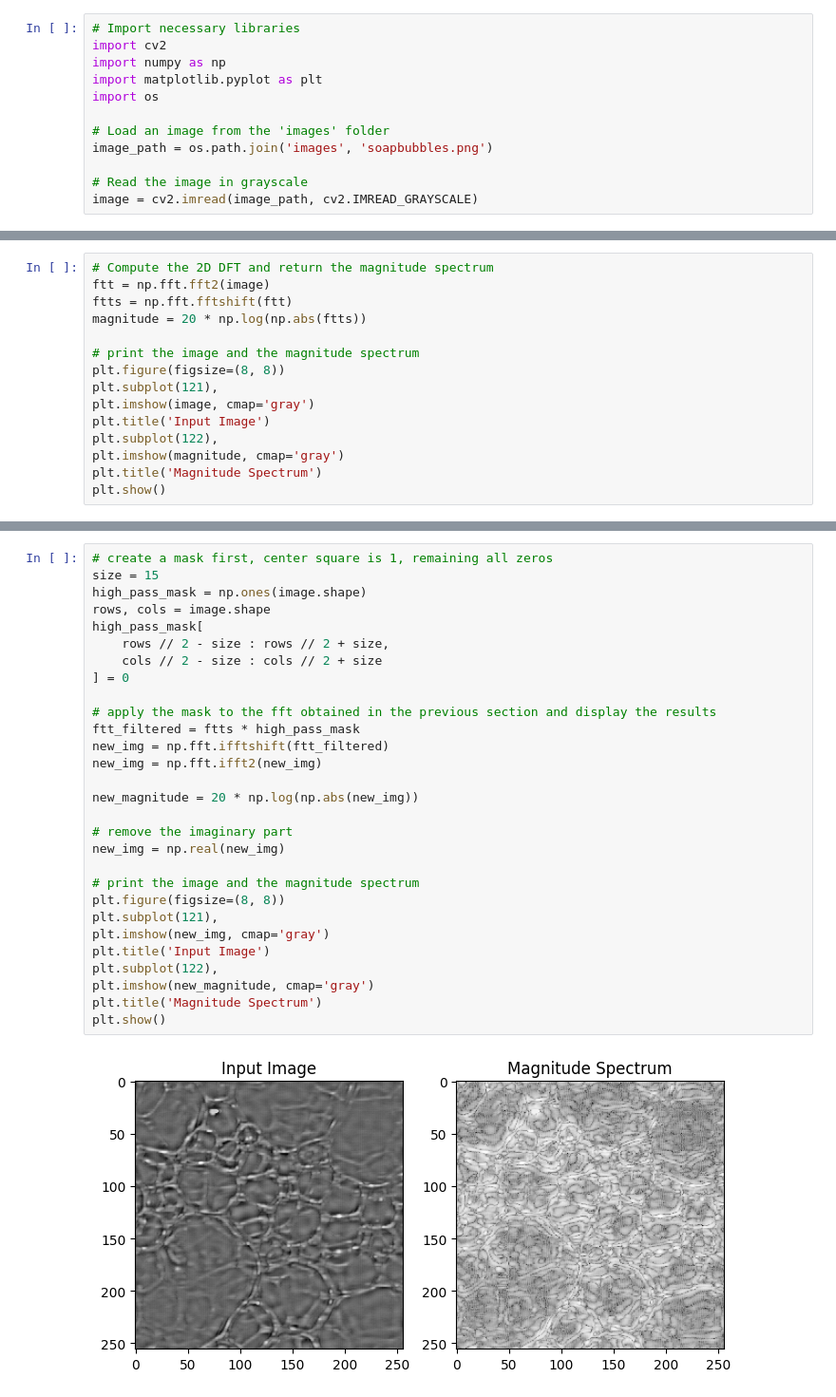
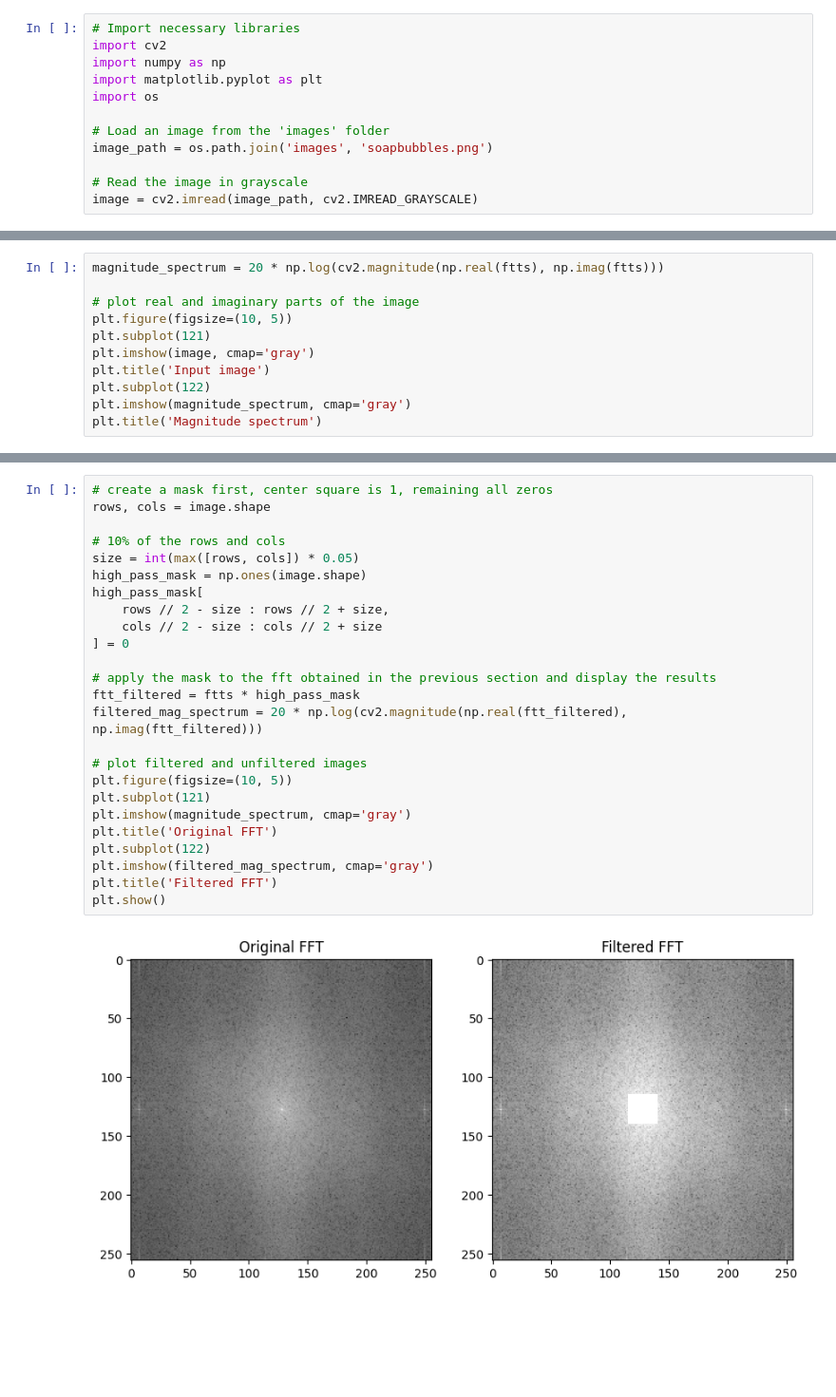
Before and after one commit to Pappol/blur_detection, a Jupyter notebook: project.ipynb, the cells around one changed output, grey strips where cells are left out. Shown at 95% size. Drawn from its saved outputs; the diff is of its cells as text; blank space fills up the shorter version.

```diff
--- a/project.ipynb
+++ b/project.ipynb
@@ -20,16 +81,12 @@ image = cv2.imread(image_path, cv2.IMREAD_GRAYSCALE)
 # %%
-# Compute the 2D DFT and return the magnitude spectrum
-ftt = np.fft.fft2(image)
-ftts = np.fft.fftshift(ftt)
-magnitude = 20 * np.log(np.abs(ftts))
+magnitude_spectrum = 20 * np.log(cv2.magnitude(np.real(ftts), np.imag(ftts)))
 
-# print the image and the magnitude spectrum
-plt.figure(figsize=(8, 8))
-plt.subplot(121),
+# plot real and imaginary parts of the image
+plt.figure(figsize=(10, 5))
+plt.subplot(121)
 plt.imshow(image, cmap='gray')
-plt.title('Input Image')
-plt.subplot(122),
-plt.imshow(magnitude, cmap='gray')
-plt.title('Magnitude Spectrum')
-plt.show()
+plt.title('Input image')
+plt.subplot(122)
+plt.imshow(magnitude_spectrum, cmap='gray')
+plt.title('Magnitude spectrum')
 # %% [output]
@@ -37,31 +105,27 @@ plt.show()
 # %%
 # create a mask first, center square is 1, remaining all zeros
-size = 15
+rows, cols = image.shape
+
+# 10% of the rows and cols
+size = int(max([rows, cols]) * 0.05)
 high_pass_mask = np.ones(image.shape)
-rows, cols = image.shape
 high_pass_mask[
     rows // 2 - size : rows // 2 + size,
     cols // 2 - size : cols // 2 + size
 ] = 0
 
 # apply the mask to the fft obtained in the previous section and display the results
 ftt_filtered = ftts * high_pass_mask
-new_img = np.fft.ifftshift(ftt_filtered)
-new_img = np.fft.ifft2(new_img)
+filtered_mag_spectrum = 20 * np.log(cv2.magnitude(np.real(ftt_filtered), np.imag(ftt_filtered)))
 
-new_magnitude = 20 * np.log(np.abs(new_img))
-
-# remove the imaginary part
-new_img = np.real(new_img)
-
-# print the image and the magnitude spectrum
-plt.figure(figsize=(8, 8))
-plt.subplot(121),
-plt.imshow(new_img, cmap='gray')
-plt.title('Input Image')
-plt.subplot(122),
-plt.imshow(new_magnitude, cmap='gray')
-plt.title('Magnitude Spectrum')
+# plot filtered and unfiltered images
+plt.figure(figsize=(10, 5))
+plt.subplot(121)
+plt.imshow(magnitude_spectrum, cmap='gray')
+plt.title('Original FFT')
+plt.subplot(122)
+plt.imshow(filtered_mag_spectrum, cmap='gray')
+plt.title('Filtered FFT')
 plt.show()
 # %% [output]
-[figure, old version]
+[figure, new version]
```
Also changed, not shown: parts of 7 cells of this notebook.
